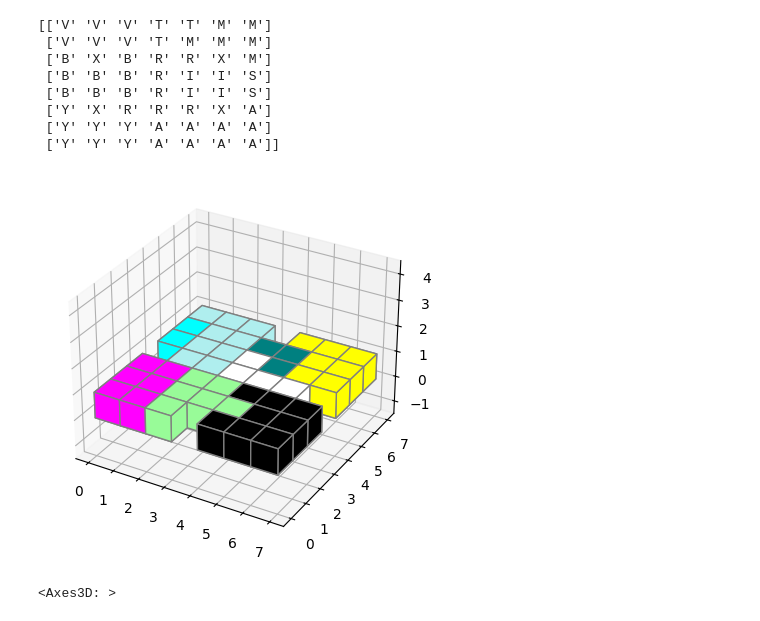
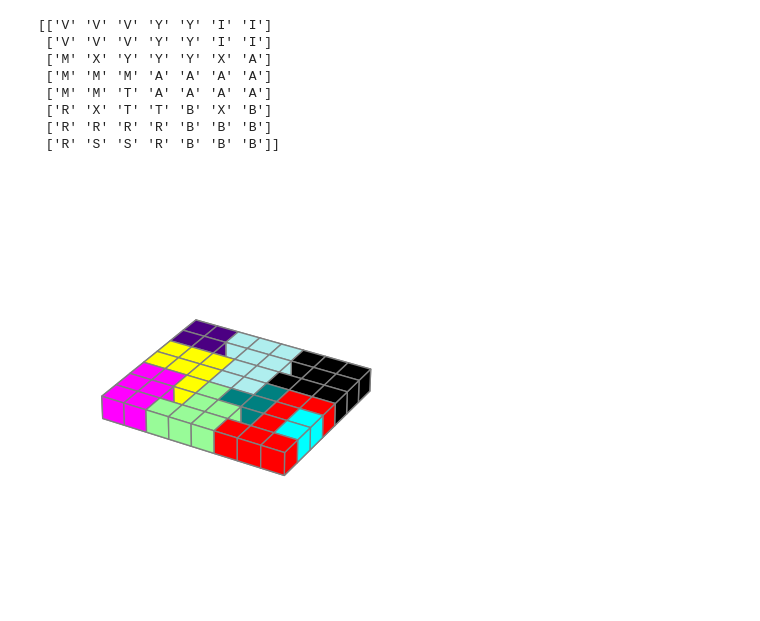
Before and after one commit to pdornian/cat_stax_solver, a Jupyter notebook: sandbox.ipynb, the cells around one changed output. Drawn from its saved outputs; the diff is of its cells as text; code cells hidden in the pictures; blank space fills up the shorter version.

```diff
--- a/sandbox.ipynb
+++ b/sandbox.ipynb
@@ -45,24 +58,20 @@ grid14, cats=solve_puzzle(['pink','arctic', 'violet', 'green', 'mint', 'sky', 't
 # %%
-grid16=init_puzzle_grid(8, 7, blocked_indices=((2,1),
-                                       (2, 5),
-                                       (5, 1),
-                                       (5, 5)))
-
 grid16, cats = solve_puzzle(['black',
                            'indigo',
                            'arctic',
                            'yellow',
                            'violet',
                            'mint',
                            'teal',
                            'sky',
                            'red'], grid16)
 # %% [output]
-[['V' 'V' 'V' 'T' 'T' 'M' 'M']
- ['V' 'V' 'V' 'T' 'M' 'M' 'M']
- ['B' 'X' 'B' 'R' 'R' 'X' 'M']
- ['B' 'B' 'B' 'R' 'I' 'I' 'S']
- ['B' 'B' 'B' 'R' 'I' 'I' 'S']
- ['Y' 'X' 'R' 'R' 'R' 'X' 'A']
- ['Y' 'Y' 'Y' 'A' 'A' 'A' 'A']
- ['Y' 'Y' 'Y' 'A' 'A' 'A' 'A']]
+[['V' 'V' 'V' 'Y' 'Y' 'I' 'I']
+ ['V' 'V' 'V' 'Y' 'Y' 'I' 'I']
+ ['M' 'X' 'Y' 'Y' 'Y' 'X' 'A']
+ ['M' 'M' 'M' 'A' 'A' 'A' 'A']
+ ['M' 'M' 'T' 'A' 'A' 'A' 'A']
+ ['R' 'X' 'T' 'T' 'B' 'X' 'B']
+ ['R' 'R' 'R' 'R' 'B' 'B' 'B']
+ ['R' 'S' 'S' 'R' 'B' 'B' 'B']]
+[figure, added]
@@ -117,5 +77,0 @@ def plot_puzzle(solved_puzzle, is_2d=True, colour_map = colour_map, az=0):
-# %%
-plot_puzzle(solved_grid)
-# %% [output]
-[figure, removed]
-<Axes3D: >
```
Also changed, not shown: parts of 11 cells of this notebook.
